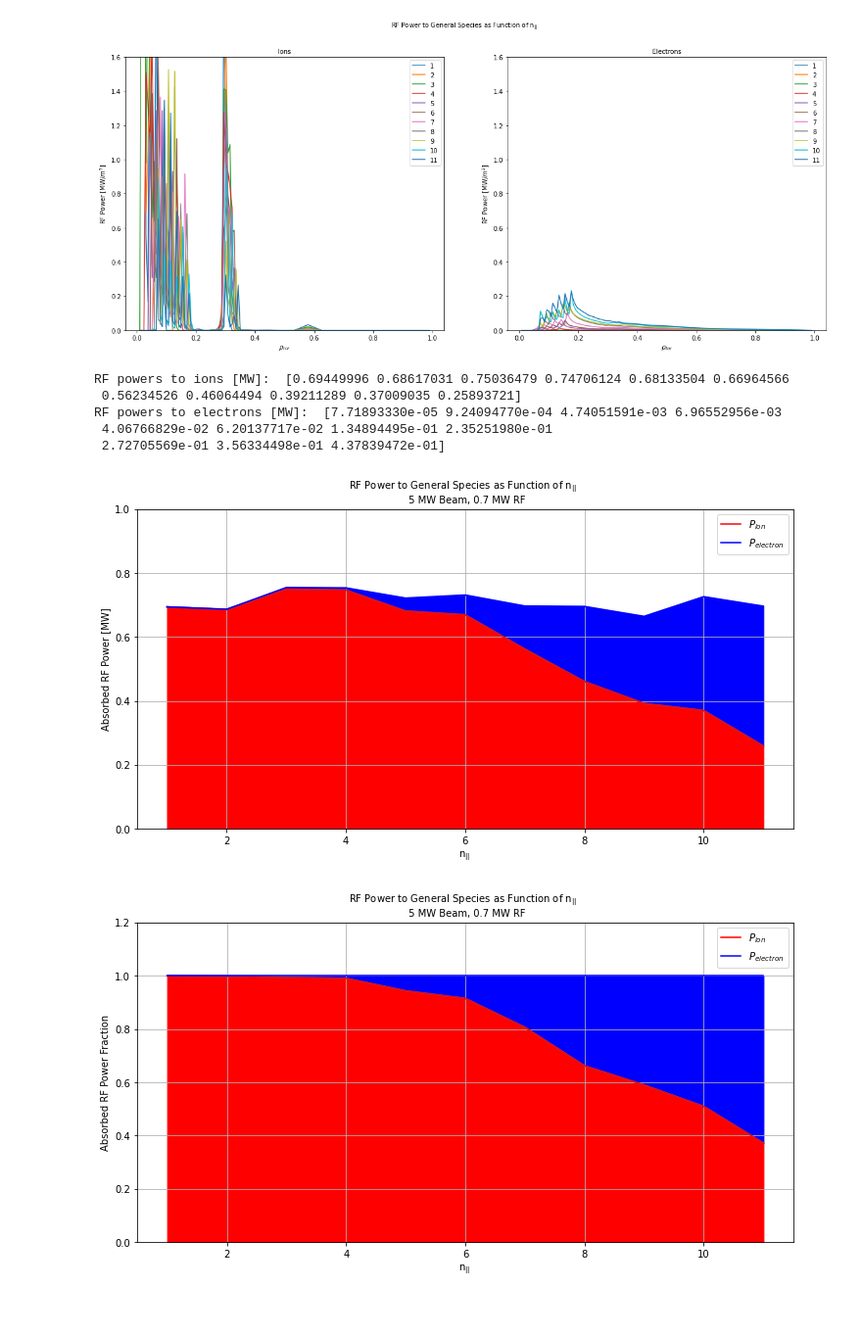
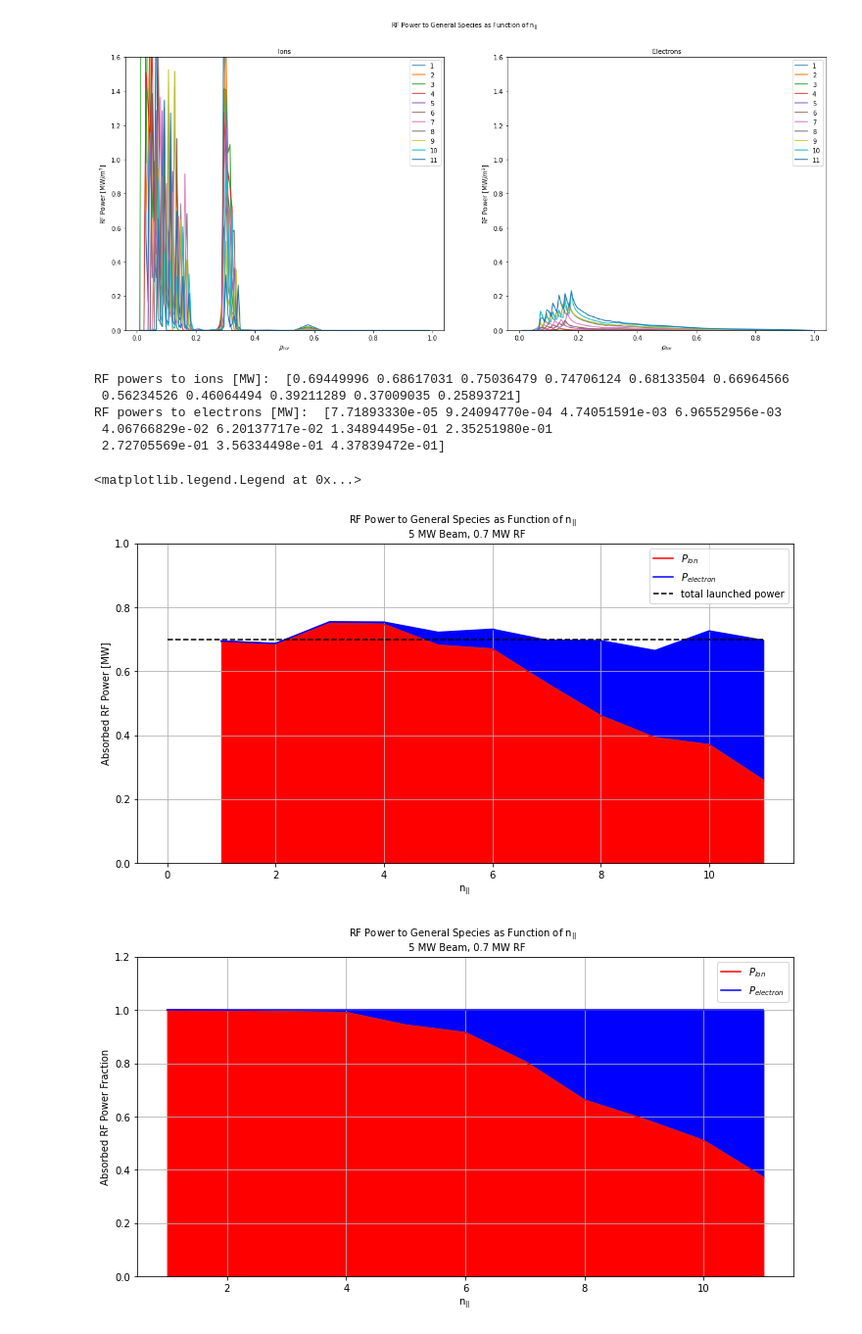
Before and after one commit to vandelij/genray_cql3d_plots, a Jupyter notebook: shots/147634/scan_npar/beam_5_RF_0_7/npar_scan_notebook.ipynb, the cells around one changed output. Shown at 98% size. Cells and saved outputs as stored; diff of their text form; code cells hidden in the pictures.

Commit message:
added plot

```diff
--- a/shots/147634/scan_npar/beam_5_RF_0_7/npar_scan_notebook.ipynb
+++ b/shots/147634/scan_npar/beam_5_RF_0_7/npar_scan_notebook.ipynb
@@ -386,35 +386,37 @@ for i in range(total_RF_power_ion_array.shape[0]):
     total_RF_power_e_array[i] = np.trapz(pwr_RF_to_gen_e_array[i].data*dvol*(1/100)**3)
 
 
 
 print('RF powers to ions [MW]: ', total_RF_power_ion_array)
 print('RF powers to electrons [MW]: ', total_RF_power_e_array)
 total_RF_power_both = total_RF_power_ion_array + total_RF_power_e_array
 fig, ax1 = plt.subplots(1, 1)
 plt.title(f'RF Power to General Species as Function of {scan_var_type} \n 5 MW Beam, 0.7 MW RF')
 factor = 1.2
 plt.ylim(0, 1)
 fig.set_size_inches(10*factor, 5*factor)
 plt.plot(scan_var_array, total_RF_power_ion_array)
 #plt.plot(rfpwr_array, total_RF_power_e)
 plt.plot(scan_var_array, total_RF_power_ion_array, color='red', label=r'$P_{ion}$')
 plt.plot(scan_var_array, total_RF_power_both, color='blue', label=r'$P_{electron}$')
 plt.xlabel(scan_var_type)
 plt.ylabel('Absorbed RF Power [MW]')
-plt.legend()
 #plt.ylim(0, 1)
 
 plt.fill_between(scan_var_array, total_RF_power_both, total_RF_power_ion_array, color='blue')
 plt.fill_between(scan_var_array, total_RF_power_both*0, total_RF_power_ion_array, color='red')
 plt.grid()
+plt.plot(np.array([0,1,11]), 0.7*np.array([1,1,1]), 'k--', label='total launched power')
+plt.legend()
 #print(total_RF_power_both[-1])
 # %% [output]
 RF powers to ions [MW]:  [0.69449996 0.68617031 0.75036479 0.74706124 0.68133504 0.66964566
  0.56234526 0.46064494 0.39211289 0.37009035 0.25893721]
 RF powers to electrons [MW]:  [7.71893330e-05 9.24094770e-04 4.74051591e-03 6.96552956e-03
  4.06766829e-02 6.20137717e-02 1.34894495e-01 2.35251980e-01
  2.72705569e-01 3.56334498e-01 4.37839472e-01]
+<matplotlib.legend.Legend at 0x...>
-[figure, old version]
+[figure, new version]
 # %%
 # same plot but fractional power partitioning
 fractional_total_power = total_RF_power_both / total_RF_power_both
```
Also changed, not shown: 3 other files.
